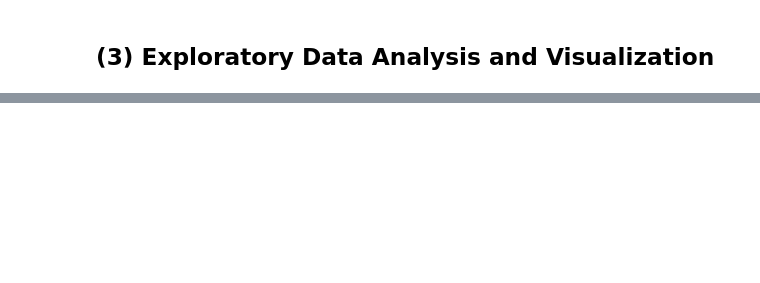
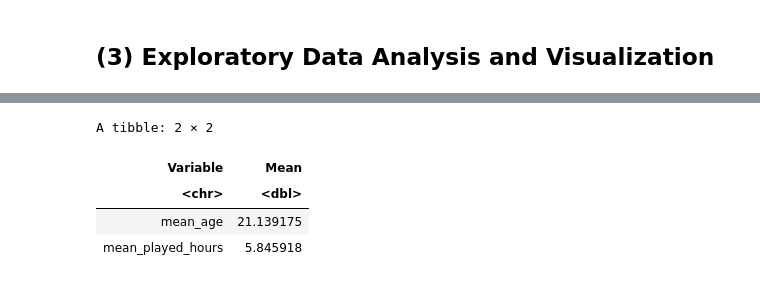
Before and after one commit to cabbafruit/dsci-project, a Jupyter notebook: Project Proposal.ipynb, the cells around one changed output, grey strips where cells are left out. Saved outputs shown, nothing was run; the diff lists cells and outputs as text; code cells hidden in the pictures; blank space fills up the shorter version.

```diff
--- a/Project Proposal.ipynb
+++ b/Project Proposal.ipynb
@@ -111,0 +150,12 @@ This can provide useful information about player engagement and help guide marke
+# %%
+mean_value <- players_tidy |>
+summarize(mean_age = mean(Age, na.rm = TRUE), mean_played_hours = mean(played_hours, na.rm = TRUE)) |>
+pivot_longer(cols = c(mean_age, mean_played_hours), names_to = "Variable", values_to = "Mean")
+
+mean_value
+# %% [output]
+A tibble: 2 × 2
+| Variable | Mean |
+| <chr> | <dbl> |
+| mean_age | 21.139175 |
+| mean_played_hours | 5.845918 |
```
Also changed, not shown: parts of 8 cells of this notebook, 2 other files.
